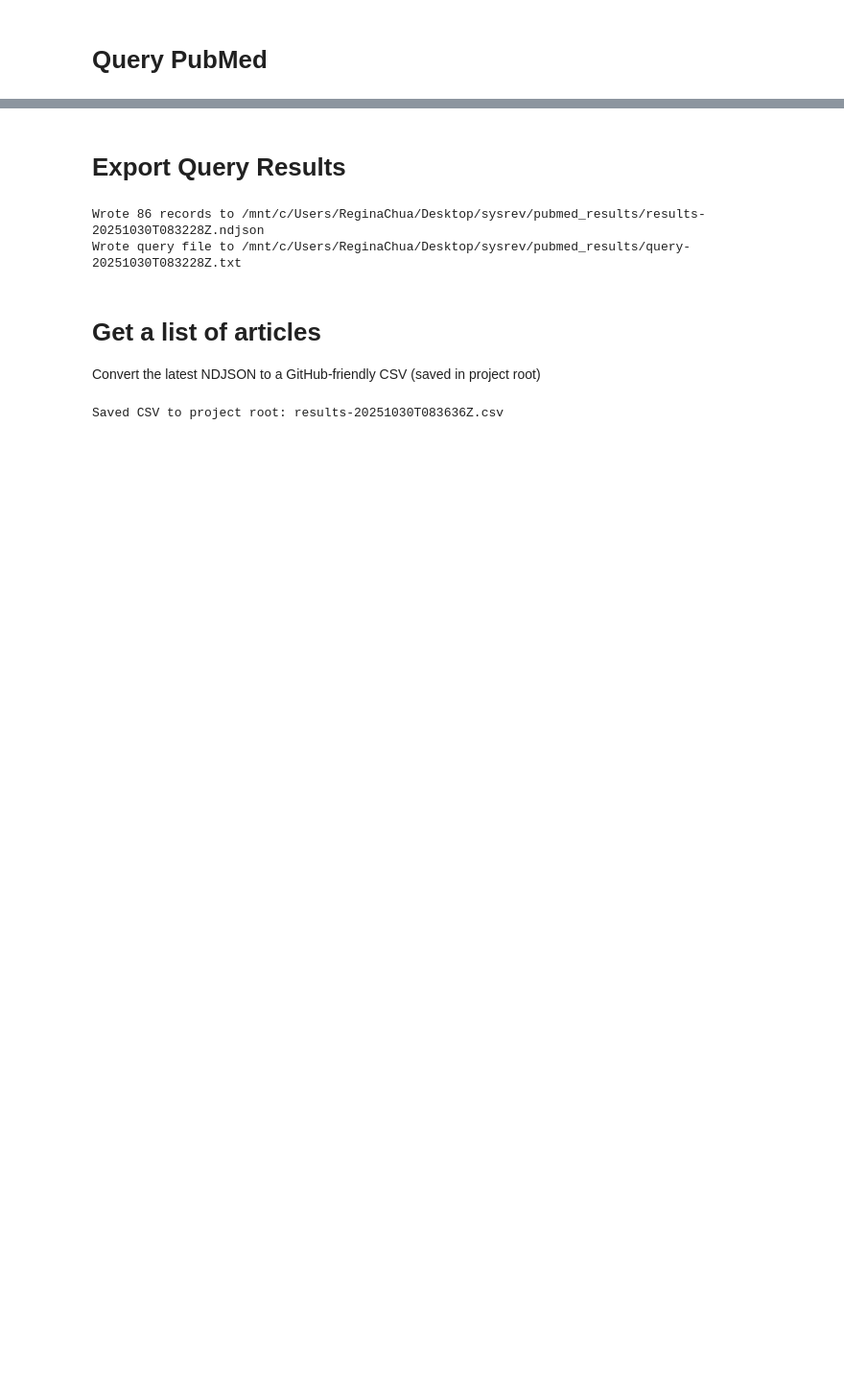
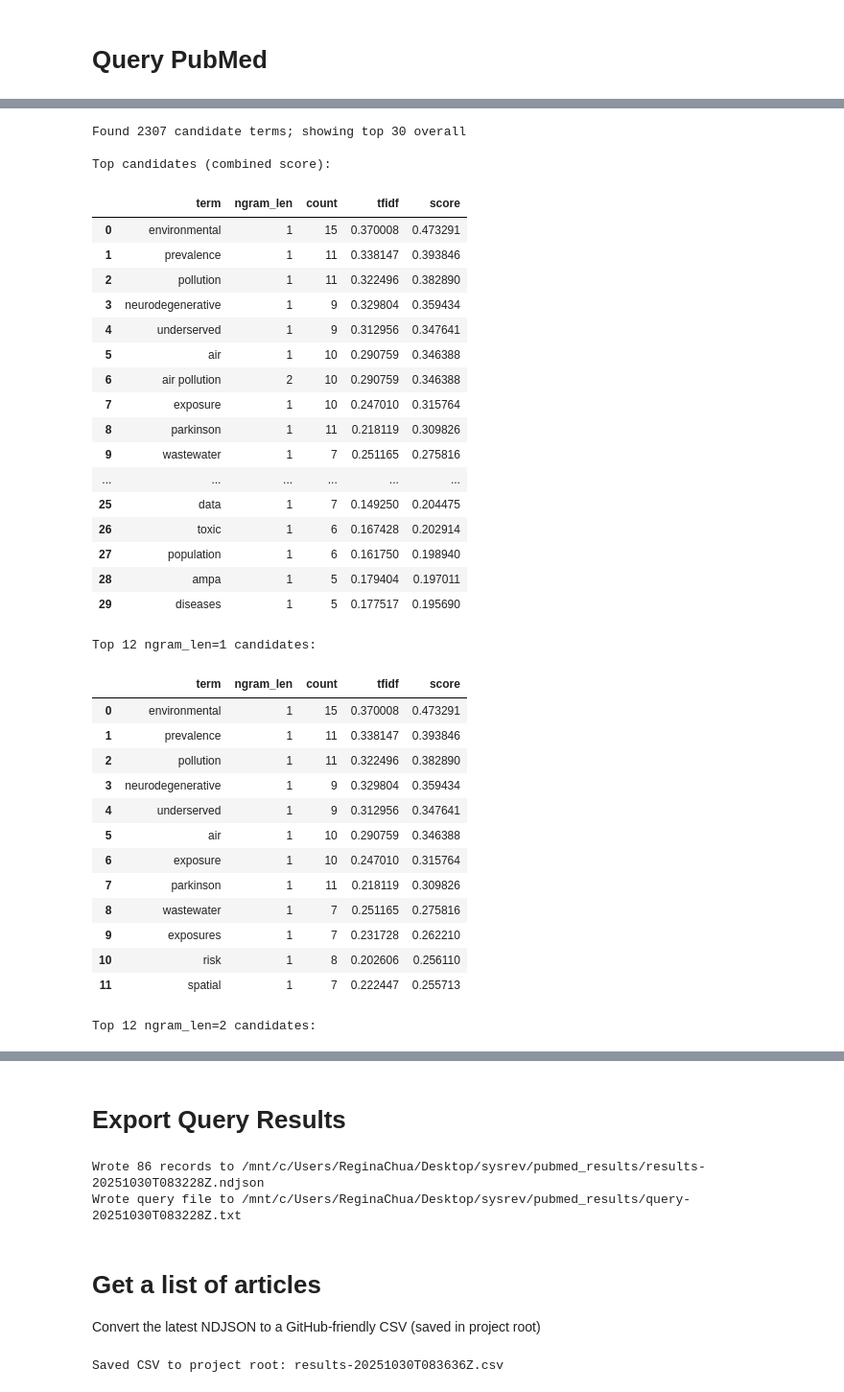
Before and after one commit to its-reg/sysrev, a Jupyter notebook: pubmed.ipynb, the cells around one changed output, grey strips where cells are left out. Shown at 96% size. Cells and saved outputs as stored; diff of their text form; code cells hidden in the pictures; blank space fills up the shorter version.

Commit message:
installed sklearn and added NLP through TF-IDF and N-gram for inclusion terms

```diff
--- a/pubmed.ipynb
+++ b/pubmed.ipynb
@@ -46,0 +41,3 @@ query = "(parkinson* disease[title]) AND ((geospatial analysis) OR (pollution))
+# %%
+# This is the bottom-up query that guided the keywords I wanted.
+query = '"(geospatial analysis) AND (parkinson* disease) NOT ((motor) OR (global burden))"' # results = 6
@@ -57,0 +204,77 @@ results = list(pubmed.query(query, max_results=100))
+# %%
+# Merge the two recommendation signals
+cand = tfidf_df.merge(freq_df, on='term', how='outer').fillna(0)
+# Add a combined score that balances TF-IDF and frequency
+cand['score'] = cand['tfidf'] * 0.7 + (cand['count'] / (cand['count'].max() + 1e-9)) * 0.3
+
+# Add ngram length (for grouping / filtering)
+cand['ngram_len'] = cand['term'].str.count(' ') + 1
+
+# Normalize terms for filtering against the query
+cand['term_norm'] = cand['term'].apply(_normalize)
+# Filter out terms included in the query and short stopwords
+cand = cand[~cand['term_norm'].isin(existing_query_terms)]
+# Exclude single characters and pure numbers
+cand = cand[cand['term'].str.len() > 2]
+cand = cand[~cand['term'].str.match(r"^\d+$")]
+# %%
+# Show top candidates for each n-gram size
+top_n = 30
+results_unified = cand.sort_values('score', ascending=False).head(top_n)
+
+print(f"Found {len(cand)} candidate terms; showing top {len(results_unified)} overall")
+
+# Display grouped results with helpful columns
+display_cols = ['term', 'ngram_len', 'count', 'tfidf', 'score']
+print('\nTop candidates (combined score):')
+display(results_unified[display_cols].reset_index(drop=True))
+
+# Also show top single-word and multi-word candidates separately
+for n in (1,2,3):
+    section = cand[cand['ngram_len']==n].sort_values('score', ascending=False).head(12)
+    if not section.empty:
+        print(f"\nTop {len(section)} ngram_len={n} candidates:")
+        display(section[display_cols].reset_index(drop=True))
+
+# Provide a simple function to return a list of recommended terms to extend the query
+def suggest_expansions(n=20, min_count=1):
+    s = cand[cand['count'] >= min_count].sort_values('score', ascending=False)
+    return list(s['term'].head(n))
+
+print('\nExample: call suggest_expansions() to get a list of suggested terms for expanding your query')
+# %% [output]
+Found 2307 candidate terms; showing top 30 overall
+
+Top candidates (combined score):
+|  | term | ngram_len | count | tfidf | score |
+| 0 | environmental | 1 | 15 | 0.370008 | 0.473291 |
+| 1 | prevalence | 1 | 11 | 0.338147 | 0.393846 |
+| 2 | pollution | 1 | 11 | 0.322496 | 0.382890 |
+| 3 | neurodegenerative | 1 | 9 | 0.329804 | 0.359434 |
+| 4 | underserved | 1 | 9 | 0.312956 | 0.347641 |
+| 5 | air | 1 | 10 | 0.290759 | 0.346388 |
+| 6 | air pollution | 2 | 10 | 0.290759 | 0.346388 |
+| 7 | exposure | 1 | 10 | 0.247010 | 0.315764 |
+| 8 | parkinson | 1 | 11 | 0.218119 | 0.309826 |
+| 9 | wastewater | 1 | 7 | 0.251165 | 0.275816 |
+| ... | ... | ... | ... | ... | ... |
+| 25 | data | 1 | 7 | 0.149250 | 0.204475 |
+| 26 | toxic | 1 | 6 | 0.167428 | 0.202914 |
+| 27 | population | 1 | 6 | 0.161750 | 0.198940 |
+| 28 | ampa | 1 | 5 | 0.179404 | 0.197011 |
+| 29 | diseases | 1 | 5 | 0.177517 | 0.195690 |
+Top 12 ngram_len=1 candidates:
+|  | term | ngram_len | count | tfidf | score |
+| 0 | environmental | 1 | 15 | 0.370008 | 0.473291 |
+| 1 | prevalence | 1 | 11 | 0.338147 | 0.393846 |
+| 2 | pollution | 1 | 11 | 0.322496 | 0.382890 |
+| 3 | neurodegenerative | 1 | 9 | 0.329804 | 0.359434 |
+| 4 | underserved | 1 | 9 | 0.312956 | 0.347641 |
+| 5 | air | 1 | 10 | 0.290759 | 0.346388 |
+| 6 | exposure | 1 | 10 | 0.247010 | 0.315764 |
+| 7 | parkinson | 1 | 11 | 0.218119 | 0.309826 |
+| 8 | wastewater | 1 | 7 | 0.251165 | 0.275816 |
+| 9 | exposures | 1 | 7 | 0.231728 | 0.262210 |
+| 10 | risk | 1 | 8 | 0.202606 | 0.256110 |
+| 11 | spatial | 1 | 7 | 0.222447 | 0.255713 |
+Top 12 ngram_len=2 candidates:
```
Also changed, not shown: parts of 19 cells of this notebook, 1 other file.
